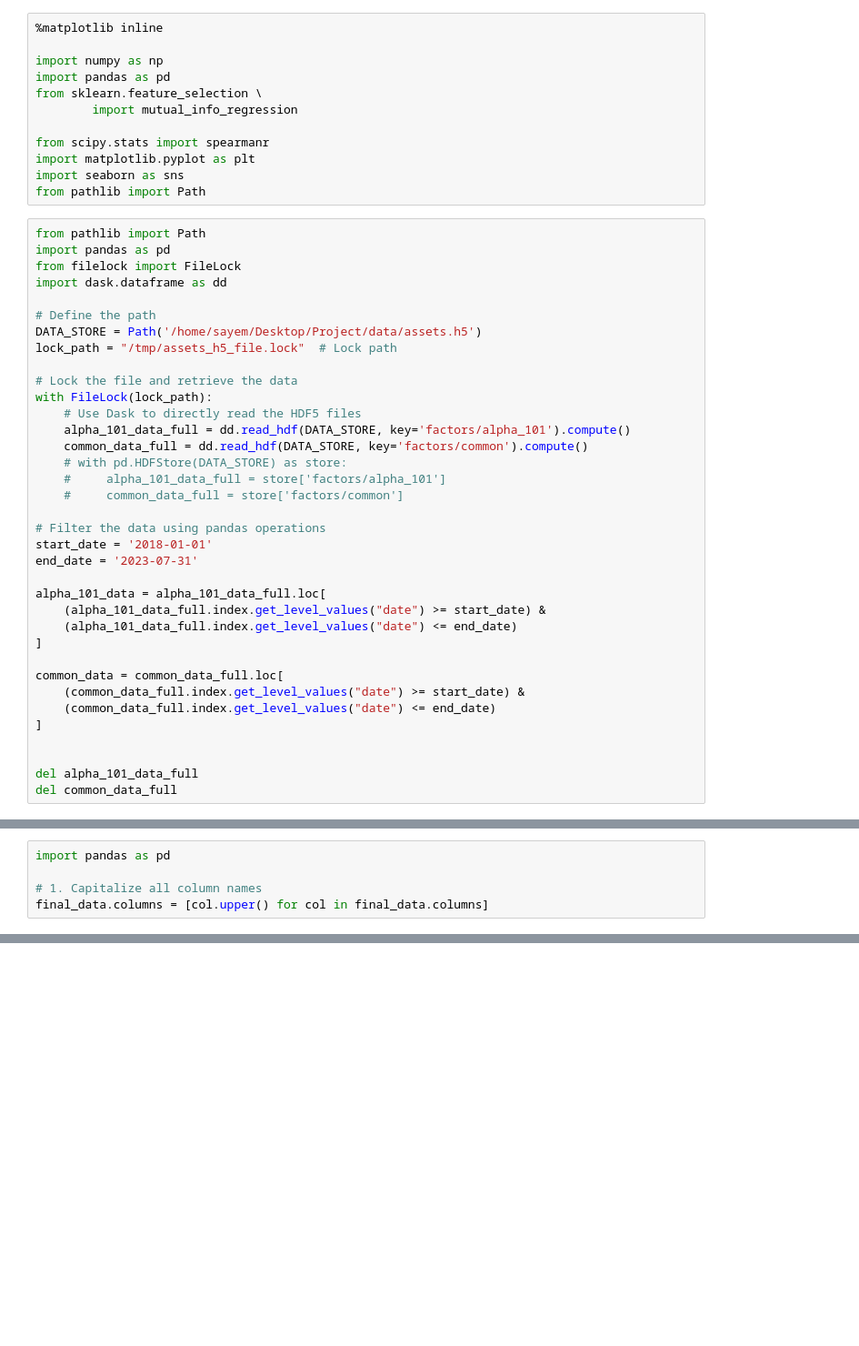
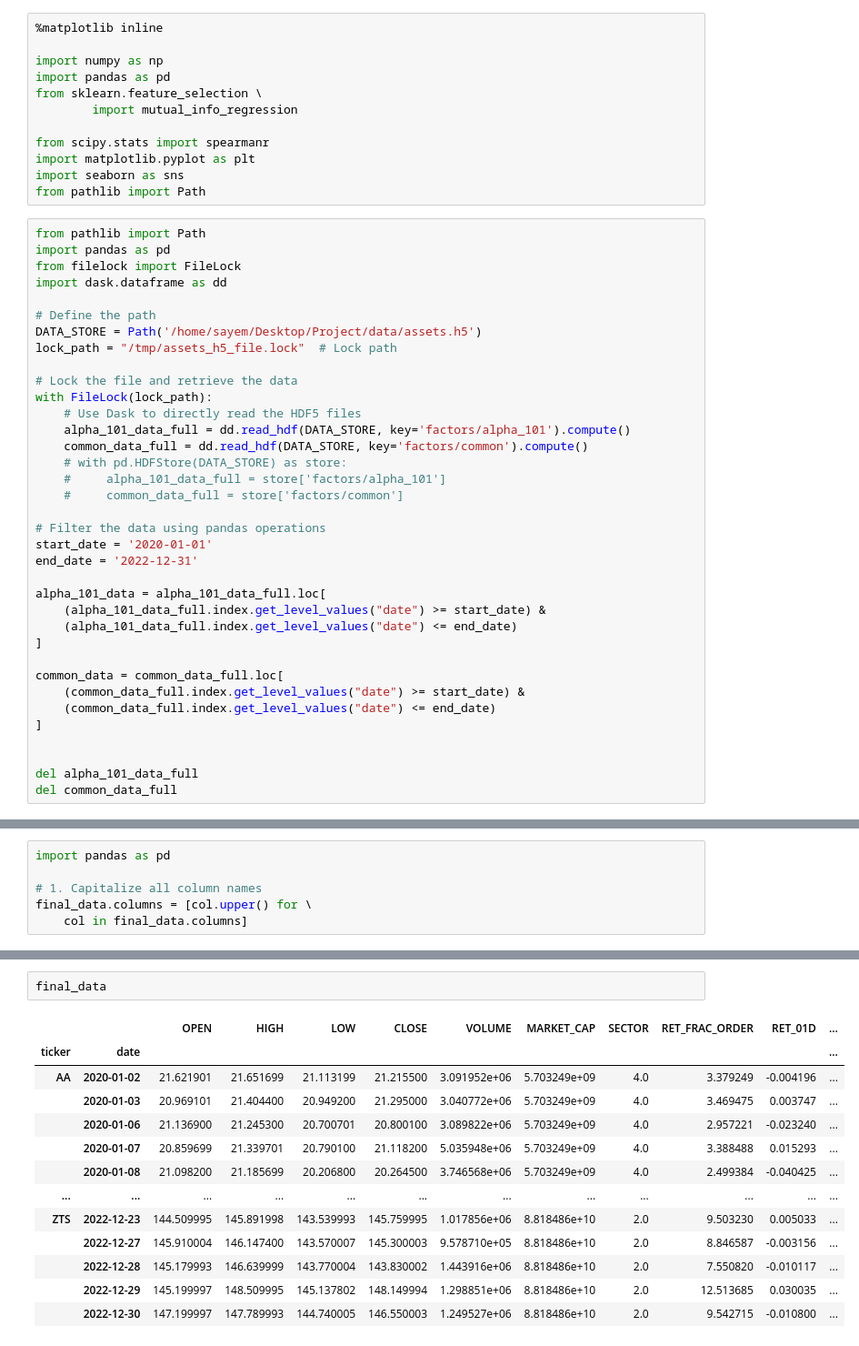
Before and after one commit to skhan61/QuantProject, a Jupyter notebook: 04_dataset_building.ipynb, the cells around one changed output, grey strips where cells are left out. Shown: that part at 91% size. Saved outputs shown, nothing was run; the diff lists cells and outputs as text; blank space fills up the shorter version.

```diff
--- a/04_dataset_building.ipynb
+++ b/04_dataset_building.ipynb
@@ -39,8 +39,8 @@ with FileLock(lock_path):
     #     common_data_full = store['factors/common']
 
 # Filter the data using pandas operations
-start_date = '2018-01-01'
-end_date = '2023-07-31'
+start_date = '2020-01-01'
+end_date = '2022-12-31'
 
 alpha_101_data = alpha_101_data_full.loc[
     (alpha_101_data_full.index.get_level_values("date") >= start_date) &
@@ -105,6 +108,7 @@ del processed_data_list
 import pandas as pd
 
 # 1. Capitalize all column names
-final_data.columns = [col.upper() for col in final_data.columns]
+final_data.columns = [col.upper() for \
+    col in final_data.columns]
 # %%
 final_data.info()
@@ -110,0 +121,16 @@ final_data.info()
+# %%
+final_data
+# %% [output]
+|  |  | OPEN | HIGH | LOW | CLOSE | VOLUME | MARKET_CAP | SECTOR | RET_FRAC_ORDER | RET_01D | ... |
+| ticker | date |  |  |  |  |  |  |  |  |  | ... |
+| AA | 2020-01-02 | 21.621901 | 21.651699 | 21.113199 | 21.215500 | 3.091952e+06 | 5.703249e+09 | 4.0 | 3.379249 | -0.004196 | ... |
+|  | 2020-01-03 | 20.969101 | 21.404400 | 20.949200 | 21.295000 | 3.040772e+06 | 5.703249e+09 | 4.0 | 3.469475 | 0.003747 | ... |
+|  | 2020-01-06 | 21.136900 | 21.245300 | 20.700701 | 20.800100 | 3.089822e+06 | 5.703249e+09 | 4.0 | 2.957221 | -0.023240 | ... |
+|  | 2020-01-07 | 20.859699 | 21.339701 | 20.790100 | 21.118200 | 5.035948e+06 | 5.703249e+09 | 4.0 | 3.388488 | 0.015293 | ... |
+|  | 2020-01-08 | 21.098200 | 21.185699 | 20.206800 | 20.264500 | 3.746568e+06 | 5.703249e+09 | 4.0 | 2.499384 | -0.040425 | ... |
+| ... | ... | ... | ... | ... | ... | ... | ... | ... | ... | ... | ... |
+| ZTS | 2022-12-23 | 144.509995 | 145.891998 | 143.539993 | 145.759995 | 1.017856e+06 | 8.818486e+10 | 2.0 | 9.503230 | 0.005033 | ... |
+|  | 2022-12-27 | 145.910004 | 146.147400 | 143.570007 | 145.300003 | 9.578710e+05 | 8.818486e+10 | 2.0 | 8.846587 | -0.003156 | ... |
+|  | 2022-12-28 | 145.179993 | 146.639999 | 143.770004 | 143.830002 | 1.443916e+06 | 8.818486e+10 | 2.0 | 7.550820 | -0.010117 | ... |
+|  | 2022-12-29 | 145.199997 | 148.509995 | 145.137802 | 148.149994 | 1.298851e+06 | 8.818486e+10 | 2.0 | 12.513685 | 0.030035 | ... |
+|  | 2022-12-30 | 147.199997 | 147.789993 | 144.740005 | 146.550003 | 1.249527e+06 | 8.818486e+10 | 2.0 | 9.542715 | -0.010800 | ... |
```
Also changed, not shown: parts of 9 cells of this notebook, 7 other files.
